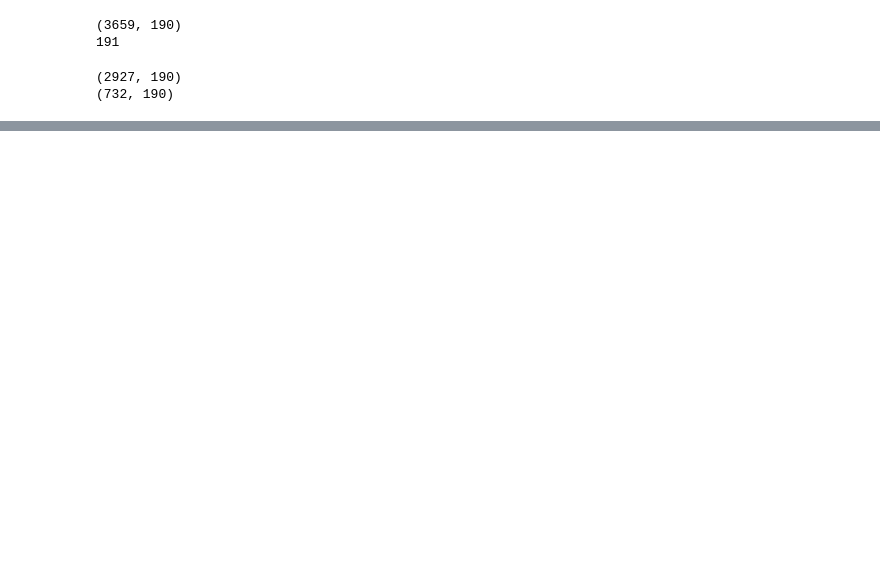
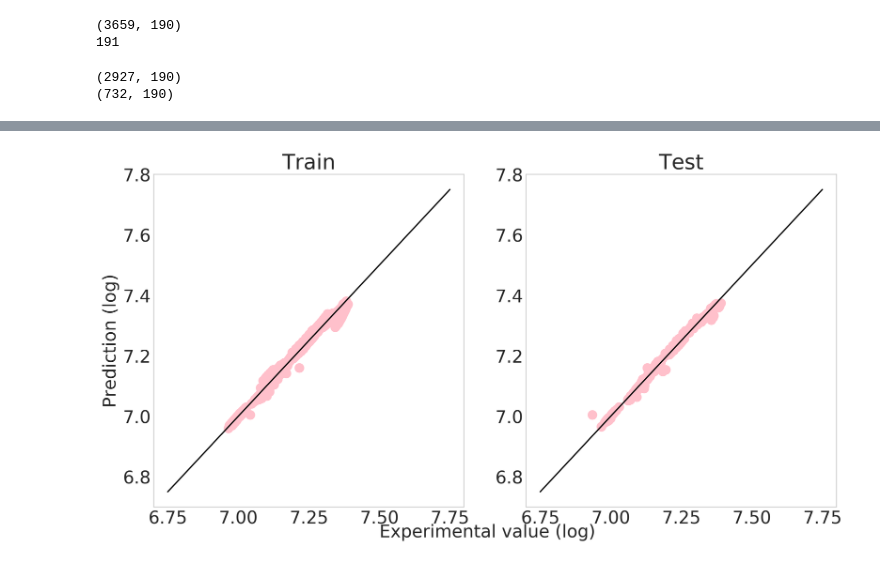
Before and after one commit to wesleybeckner/salty, a Jupyter notebook: scripts/LASSO_wesley.ipynb, the cells around one changed output, grey strips where cells are left out. Drawn from its saved outputs; the diff is of its cells as text; code cells hidden in the pictures; blank space fills up the shorter version.

Commit message:
notebook contains a nice figure at the end now

```diff
--- a/scripts/LASSO_wesley.ipynb
+++ b/scripts/LASSO_wesley.ipynb
@@ -74,6 +74,6 @@ print(X_test.shape)
 (2927, 190)
 (732, 190)
 # %%
-model = Lasso(alpha=0.11,tol=1e-10)
+model = Lasso(alpha=0.0001,tol=1e-10)
 model.fit(X_train,Y_train)
 # %% [output]
@@ -97,21 +108,23 @@ print(i)
 # %%
 with plt.style.context('seaborn-whitegrid'):
     fig=plt.figure(figsize=(14,7), dpi=300)
     ax = fig.add_subplot(121)
     ax.plot(Y_train,model.predict(X_train),"o",color = "pink")
-    ax.plot(np.arange(-6,1,0.0001),np.arange(-6,1,0.0001),color = 'black')
+    ax.plot(np.arange(6.75,7.75,0.0001),np.arange(6.75,7.75,0.0001),color = 'black')
 #     ax.axis([-6,1,-6,1])
 #     plt.xlim(-6,-1)
 #     plt.ylim(-6,-1)
-    plt.text(-2,-7,'Experimental value (log)')
+    plt.text(7.5,6.6,'Experimental value (log)')
     plt.ylabel('Prediction (log)')
     plt.title('Train')
     plt.grid(False)
     ax2 = fig.add_subplot(122)
     ax2.plot(Y_test,model.predict(X_test),"o",color = "pink")
-    ax2.plot(np.arange(-6,1,0.0001),np.arange(-6,1,0.0001),color = 'black')
+    ax2.plot(np.arange(6.75,7.75,0.0001),np.arange(6.75,7.75,0.0001),color = 'black')
 #     ax2.axis([-6,1,-6,1])
 #     plt.xlim(-6,-1)
 #     plt.ylim(-6,-1)
     plt.title('Test')
     plt.grid(False)
+# %% [output]
+[figure, added]
```
Also changed, not shown: parts of 2 cells of this notebook.
